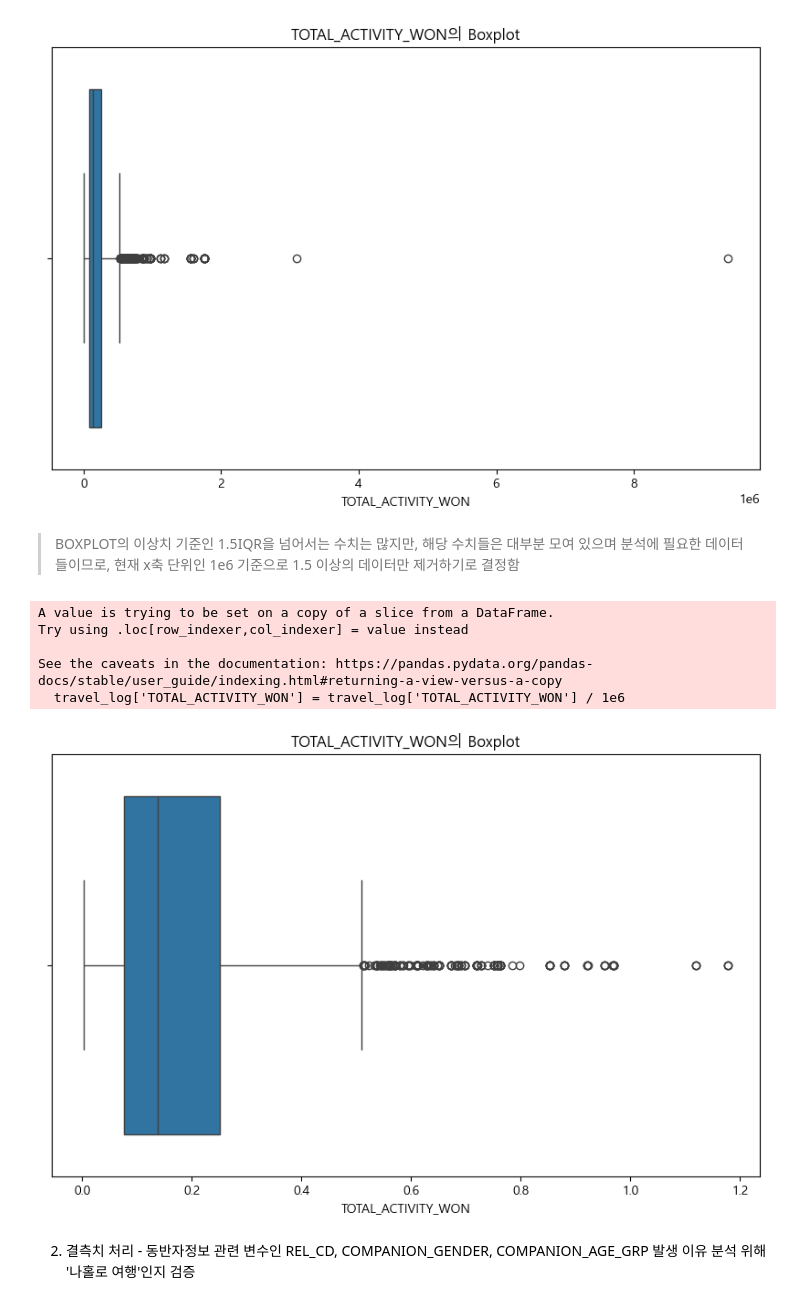
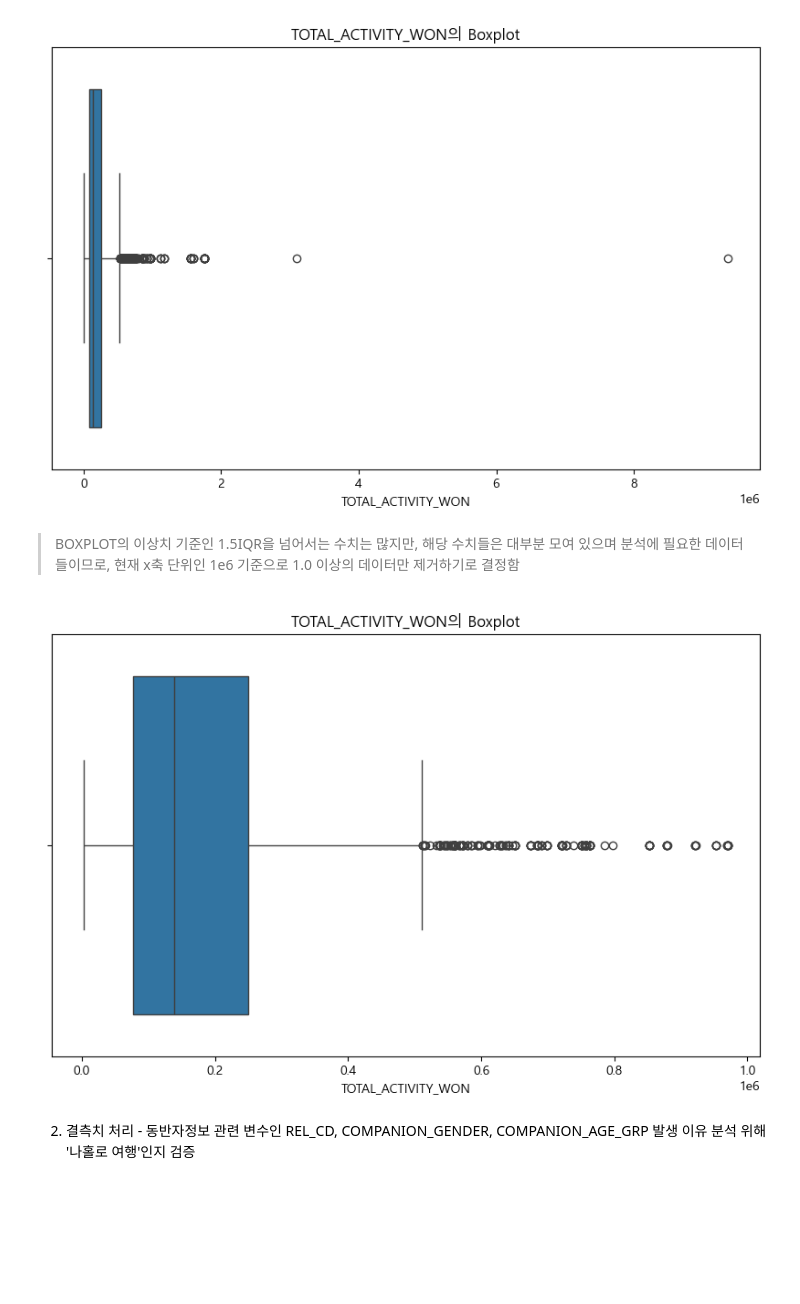
Before and after one commit to bomi03/Bokseol, a Jupyter notebook: data_preprocessing.ipynb, the cells around one changed output. Drawn from its saved outputs; the diff is of its cells as text; code cells hidden in the pictures; blank space fills up the shorter version.

```diff
--- a/data_preprocessing.ipynb
+++ b/data_preprocessing.ipynb
@@ -2027,6 +2027,6 @@ plt.show()
 # %%
-# 'TOTAL_MVMN_WON' 값이 600,000을 넘는 행을 제거
-travel_log = travel_log[travel_log['TOTAL_MVMN_WON'] <= 600000]
+# 'TOTAL_MVMN_WON' 400000 이상의 값 제거
+travel_log = travel_log[travel_log['TOTAL_MVMN_WON'] < 400000]
 
 # Boxplot 그리기
 plt.figure(figsize=(10, 6))
@@ -2048,27 +2048,19 @@ plt.show()
 # %% [output]
 [figure]
 # %% [markdown]
-> BOXPLOT의 이상치 기준인 1.5IQR을 넘어서는 수치는 많지만, 해당 수치들은 대부분 모여 있으며 분석에 필요한 데이터들이므로, 현재 x축 단위인 1e6 기준으로 1.5 이상의 데이터만 제거하기로 결정함
+> BOXPLOT의 이상치 기준인 1.5IQR을 넘어서는 수치는 많지만, 해당 수치들은 대부분 모여 있으며 분석에 필요한 데이터들이므로, 현재 x축 단위인 1e6 기준으로 1.0 이상의 데이터만 제거하기로 결정함
 # %%
-# 'TOTAL_ACTIVITY_WON' 값을 1,000,000으로 나누어 백만 단위로 변환
-travel_log['TOTAL_ACTIVITY_WON'] = travel_log['TOTAL_ACTIVITY_WON'] / 1e6
-
-# 4 이상인 값을 제거
-travel_log = travel_log[travel_log['TOTAL_ACTIVITY_WON'] < 1.5]
+# 1 이상인 값을 제거
+travel_log = travel_log[travel_log['TOTAL_ACTIVITY_WON'] < 1000000]
 
 # Boxplot 그리기
 plt.figure(figsize=(10, 6))
 sns.boxplot(data=travel_log, x='TOTAL_ACTIVITY_WON')
 plt.title('TOTAL_ACTIVITY_WON의 Boxplot')
 plt.xlabel('TOTAL_ACTIVITY_WON')
 plt.show()
 # %% [output]
-A value is trying to be set on a copy of a slice from a DataFrame.
-Try using .loc[row_indexer,col_indexer] = value instead
-
-See the caveats in the documentation: https://pandas.pydata.org/pandas-docs/stable/user_guide/indexing.html#returning-a-view-versus-a-copy
-  travel_log['TOTAL_ACTIVITY_WON'] = travel_log['TOTAL_ACTIVITY_WON'] / 1e6
-[figure, old version]
+[figure, new version]
 # %% [markdown]
 2. 결측치 처리 - 동반자정보 관련 변수인 REL_CD, COMPANION_GENDER, COMPANION_AGE_GRP 발생 이유 분석 위해 '나홀로 여행'인지 검증
 # %%
```
Also changed, not shown: parts of 7 cells of this notebook, 2 other files.
